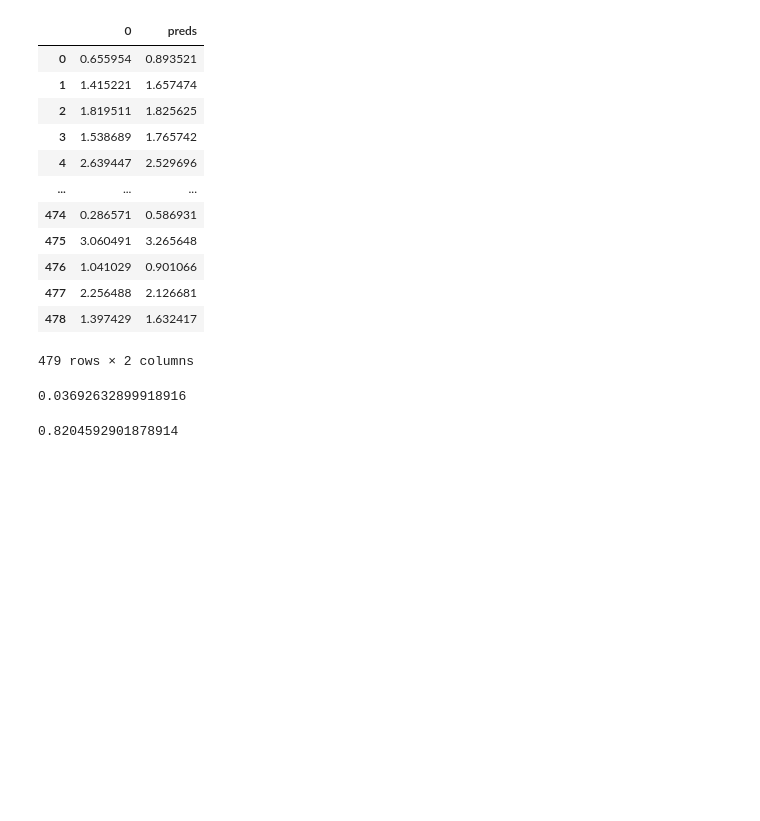
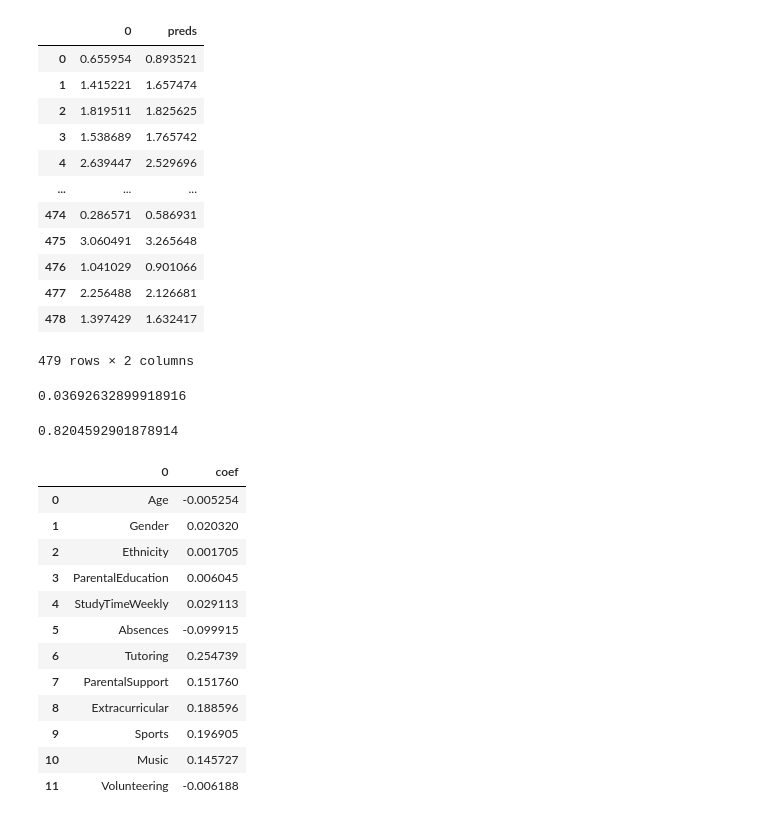
Before and after one commit to Koweez/FTML, a Jupyter notebook: Exercise 6/ftml-6.ipynb, the cells around one changed output. Drawn from its saved outputs; the diff is of its cells as text; code cells hidden in the pictures; blank space fills up the shorter version.

```diff
--- a/Exercise 6/ftml-6.ipynb
+++ b/Exercise 6/ftml-6.ipynb
@@ -259,3 +259,21 @@ classed = np.array([classifier(p) for p in preds])
 accuracy_score(classed,y_test)
 # %% [output]
 0.8204592901878914
+# %%
+reg_feat_coef = pd.DataFrame(X.columns)
+reg_feat_coef['coef'] = model_reg.coef_.squeeze(0)
+reg_feat_coef
+# %% [output]
+|  | 0 | coef |
+| 0 | Age | -0.005254 |
+| 1 | Gender | 0.020320 |
+| 2 | Ethnicity | 0.001705 |
+| 3 | ParentalEducation | 0.006045 |
+| 4 | StudyTimeWeekly | 0.029113 |
+| 5 | Absences | -0.099915 |
+| 6 | Tutoring | 0.254739 |
+| 7 | ParentalSupport | 0.151760 |
+| 8 | Extracurricular | 0.188596 |
+| 9 | Sports | 0.196905 |
+| 10 | Music | 0.145727 |
+| 11 | Volunteering | -0.006188 |
```
Also changed, not shown: parts of 6 cells of this notebook.
